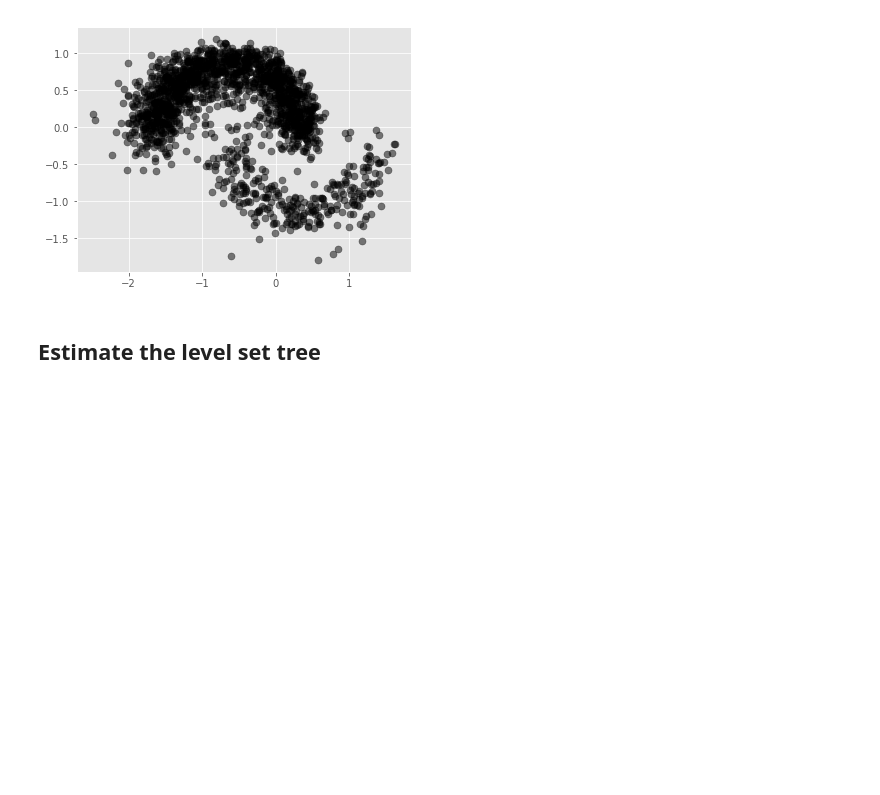
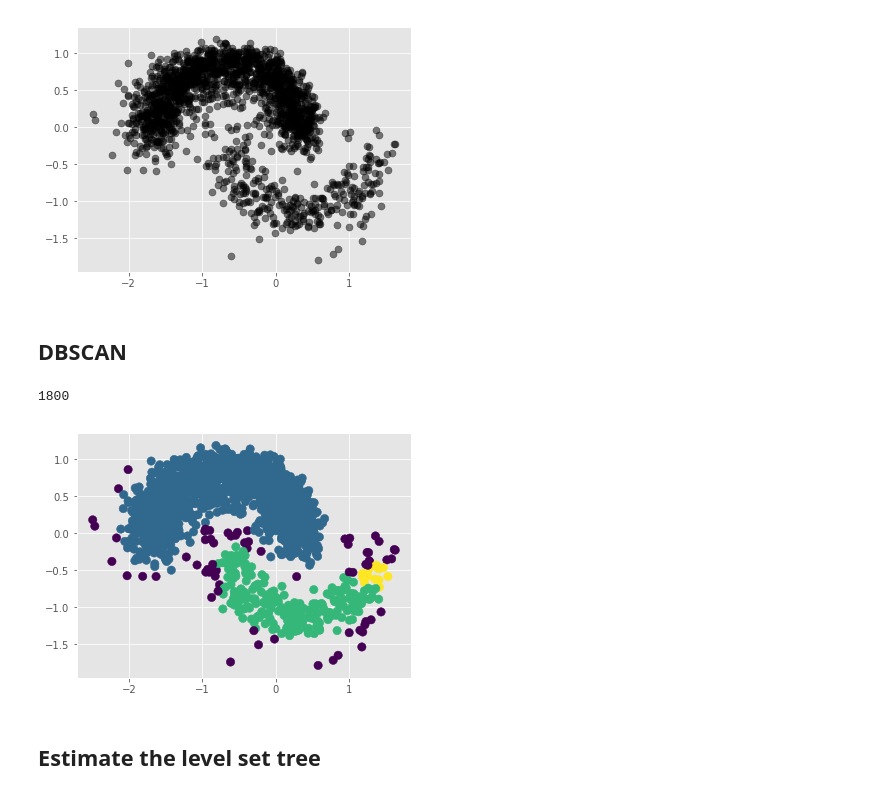
Before and after one commit to ChenDanCMU/DeBaCl, a Jupyter notebook: examples/getting_started.ipynb, the cells around one changed output. Cells and saved outputs as stored; diff of their text form; code cells hidden in the pictures; blank space fills up the shorter version.

```diff
--- a/examples/getting_started.ipynb
+++ b/examples/getting_started.ipynb
@@ -24,5 +24,25 @@ with plt.style.context('ggplot'):
 # %% [output]
 [figure]
+# %% [markdown]
+##  DBSCAN
+# %%
+from sklearn.cluster import DBSCAN
+# Compute DBSCAN
+db = DBSCAN(eps=0.2, min_samples=20).fit(X)
+core_samples_mask = np.zeros_like(db.labels_, dtype=bool)
+core_samples_mask[db.core_sample_indices_] = True
+db_labels = db.labels_
+
+print len(db_labels)
+# %% [output]
+1800
+# %%
+with plt.style.context('ggplot'):
+    fig, ax = plt.subplots(figsize=(6, 4.5))
+    ax.scatter(X[:, 0], X[:, 1],
+               c=db_labels, s=70)
+# %% [output]
+[figure, added]
 # %% [markdown]
 ##  Estimate the level set tree
 # %% [markdown]
```
Also changed, not shown: parts of 4 cells of this notebook, 1 other file.
